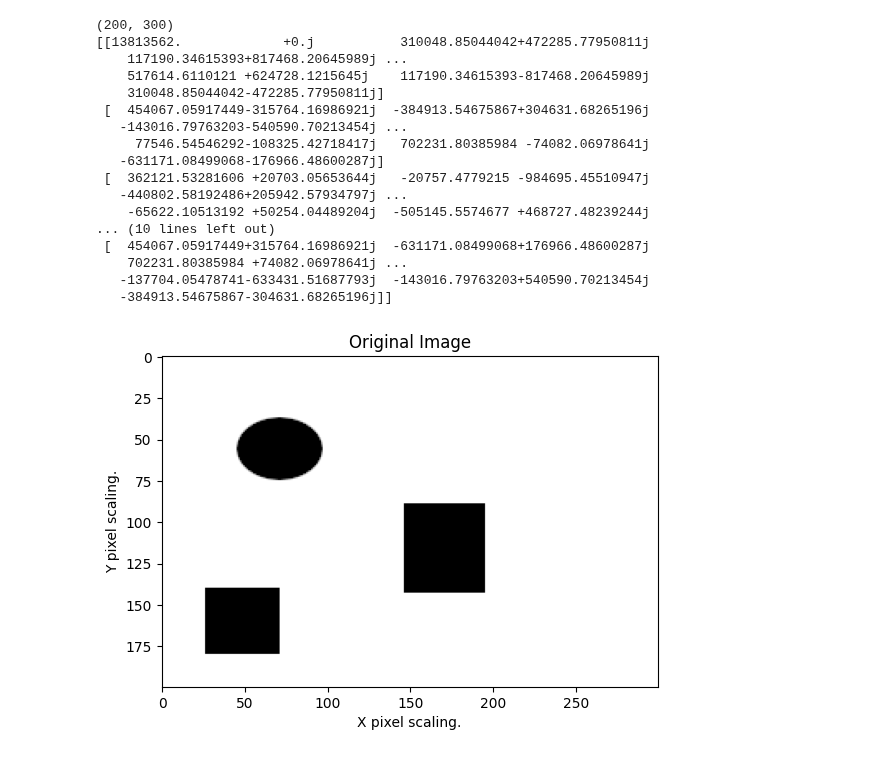
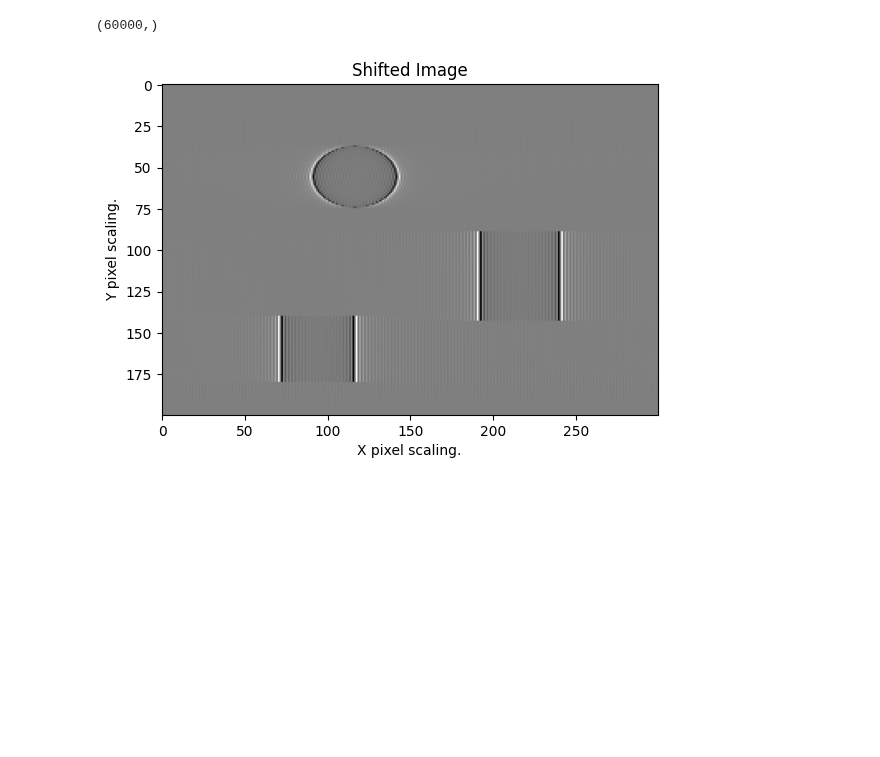
Before and after one commit to DylanReidRamelli/Bachelor-Project-2023, a Jupyter notebook: notebook/fourier_image.ipynb, the cells around one changed output. Cells and saved outputs as stored; diff of their text form; code cells hidden in the pictures; blank space fills up the shorter version.

```diff
--- a/notebook/fourier_image.ipynb
+++ b/notebook/fourier_image.ipynb
@@ -2,72 +2,57 @@
 import numpy as np
 import matplotlib.pyplot as plt
 import math
+from scipy.signal.windows import lanczos
 
 data = np.fromfile("../Images/data_rectangle.raw", dtype=np.float32)
 
-data = np.reshape(data, (200,300))
+# data = np.reshape(data, (200,300))
 
 print(data.shape)
 
-N = data.shape[0] * data.shape[1]
+# N = data.shape[0] * data.shape[1]
+N = len(data)
 
 G = np.zeros(N, dtype=complex)
-G = np.fft.fft2(data)
-print(G)
+# G = np.fft.fft2(data)
+G = np.fft.fft(data)
+# print(G)
 
-delta = 45
+delta = 45.5
 
-for k in range(0,200):
-    for j in range(0, 300):
-        U = G[k][j]
-        e = np.exp(-2j * np.pi * k * j * delta)
-        G[k][j] = U * e
+N_prime = N if N % 2 == 0 else N+1
+for k in range(0,int(N_prime/2)):
+    G[k] = np.exp(-2j * np.pi * delta * k / N) * G[k]
+for k in range(int(N_prime/2), N):
+    G[k] = np.exp(-2j * np.pi * delta * (k - N) / N) * G[k]
+
+for k in range(0,N):
+    if N % 2 == 0 and k == N/2:
+        G[k] = np.exp(1j*np.pi * (delta % 1)) * G[k]
+    else:
+        G[k] = G[k]
 
 
-for k in range(0,200):
-    for j in range(0, 300):
-        e = np.exp(-2j * np.pi * k * j * delta)
-        G[k][j] = G[k][j] * e
+# window = lanczos(N,sym=False)
 
-
-# for k in range(0,200):
-#     for j in range(0, 300):
-#         e = np.exp(-2j * np.pi * k * j * delta)
-#         G[k][j] = G[k][j] * e
-
-
-
+# G *= window
 
 
 final_output = np.zeros(N, dtype=complex)
-final_output = np.fft.ifft2(G)
+# final_output = np.fft.ifft2(G)
+final_output = np.fft.ifft(G)
 
 # final_output = np.reshape(final_output.real,(200,300))
 
-plt.title("Original Image")
+plt.title("Shifted Image")
 plt.xlabel("X pixel scaling.")
 plt.ylabel("Y pixel scaling.")
+final_output = np.reshape(final_output, (200,300))
 
 # Visualize the data as an image
 plt.imshow(final_output.real, cmap='gray')
 # plt.imshow(np.reshape(data, (200,300)), cmap='gray')
 plt.show()
 # %% [output]
-(200, 300)
-[[13813562.             +0.j           310048.85044042+472285.77950811j
-    117190.34615393+817468.20645989j ...
-    517614.6110121 +624728.1215645j    117190.34615393-817468.20645989j
-    310048.85044042-472285.77950811j]
- [  454067.05917449-315764.16986921j  -384913.54675867+304631.68265196j
-   -143016.79763203-540590.70213454j ...
-     77546.54546292-108325.42718417j   702231.80385984 -74082.06978641j
-   -631171.08499068-176966.48600287j]
- [  362121.53281606 +20703.05653644j   -20757.4779215 -984695.45510947j
-   -440802.58192486+205942.57934797j ...
-    -65622.10513192 +50254.04489204j  -505145.5574677 +468727.48239244j
-... (10 lines left out)
- [  454067.05917449+315764.16986921j  -631171.08499068+176966.48600287j
-    702231.80385984 +74082.06978641j ...
-   -137704.05478741-633431.51687793j  -143016.79763203+540590.70213454j
-   -384913.54675867-304631.68265196j]]
+(60000,)
-[figure, old version]
+[figure, new version]
```
Also changed, not shown: 2 other files.
